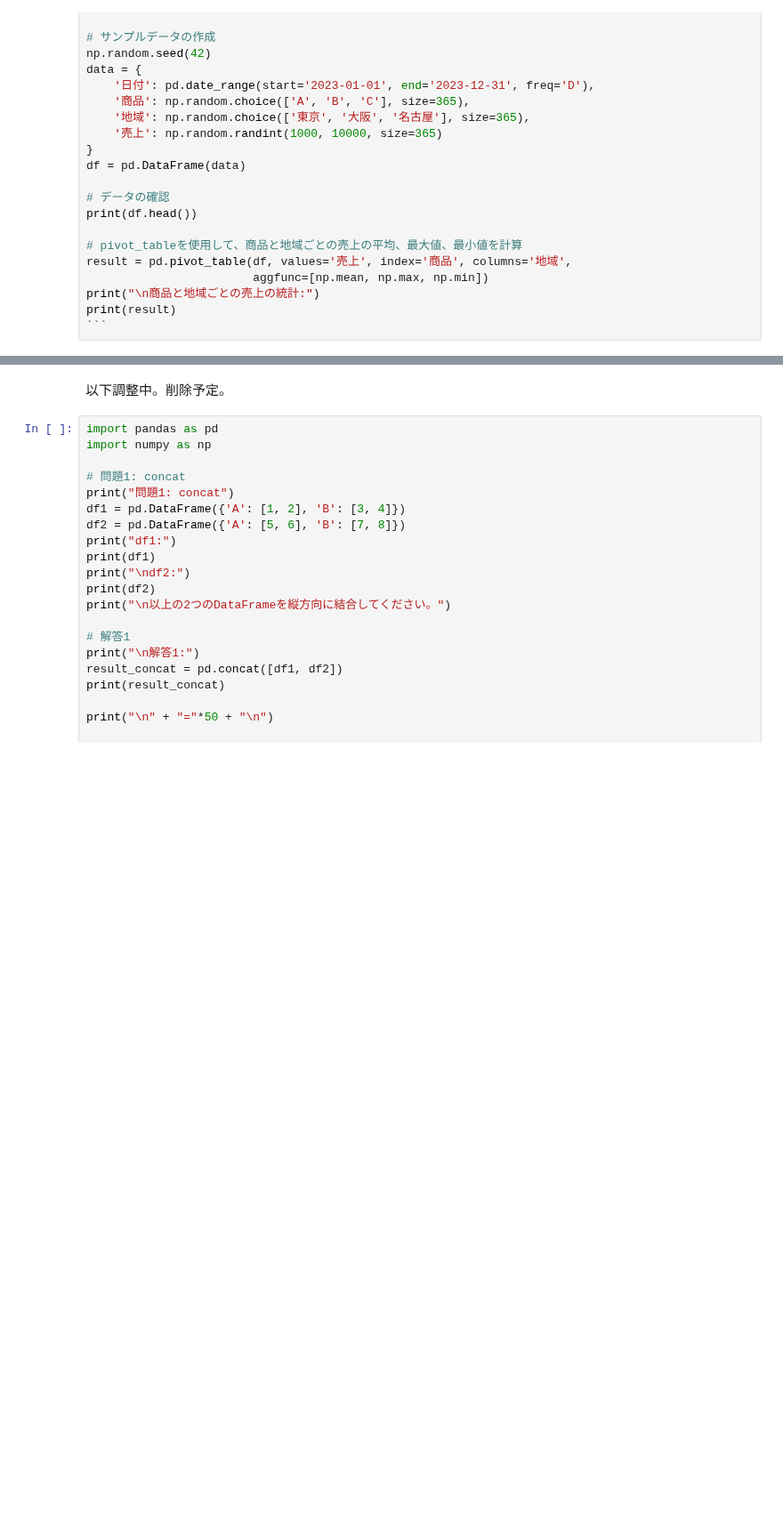
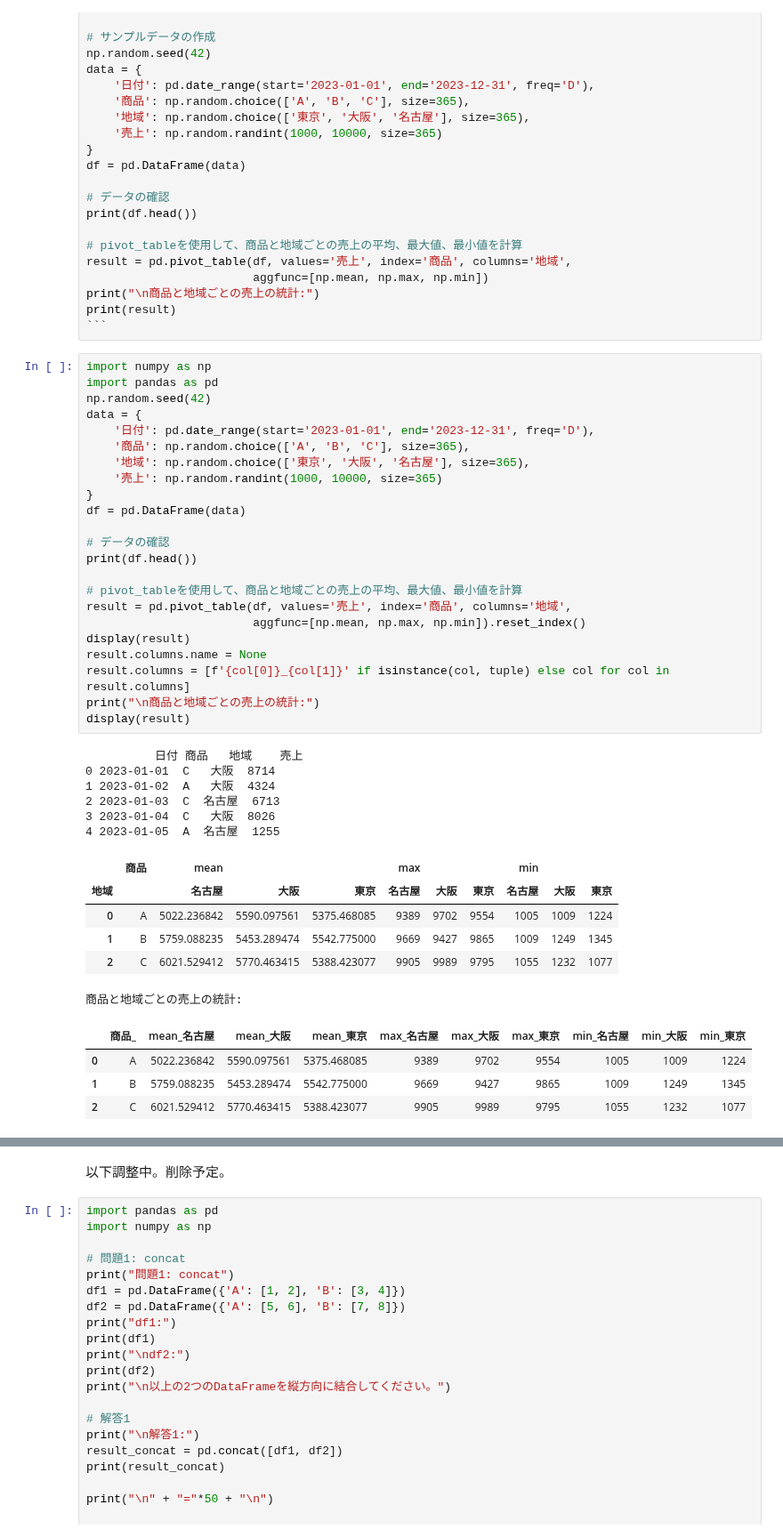
Before and after one commit to takashisuo/learning, a Jupyter notebook: samurai/ds_cource/13_machine_learning/宿題その他1_2_解答.ipynb, the cells around one changed output, grey strips where cells are left out. Shown at 89% size. Cells and saved outputs as stored; diff of their text form; blank space fills up the shorter version.

````diff
--- a/samurai/ds_cource/13_machine_learning/宿題その他1_2_解答.ipynb
+++ b/samurai/ds_cource/13_machine_learning/宿題その他1_2_解答.ipynb
@@ -243,6 +243,46 @@ result = pd.pivot_table(df, values='売上', index='商品', columns='地域',
 print("\n商品と地域ごとの売上の統計:")
 print(result)
 ```
+# %%
+import numpy as np
+import pandas as pd
+np.random.seed(42)
+data = {
+    '日付': pd.date_range(start='2023-01-01', end='2023-12-31', freq='D'),
+    '商品': np.random.choice(['A', 'B', 'C'], size=365),
+    '地域': np.random.choice(['東京', '大阪', '名古屋'], size=365),
+    '売上': np.random.randint(1000, 10000, size=365)
+}
+df = pd.DataFrame(data)
+
+# データの確認
+print(df.head())
+
+# pivot_tableを使用して、商品と地域ごとの売上の平均、最大値、最小値を計算
+result = pd.pivot_table(df, values='売上', index='商品', columns='地域',
+                        aggfunc=[np.mean, np.max, np.min]).reset_index()
+display(result)
+result.columns.name = None
+result.columns = [f'{col[0]}_{col[1]}' if isinstance(col, tuple) else col for col in result.columns]
+print("\n商品と地域ごとの売上の統計:")
+display(result)
+# %% [output]
+          日付 商品   地域    売上
+0 2023-01-01  C   大阪  8714
+1 2023-01-02  A   大阪  4324
+2 2023-01-03  C  名古屋  6713
+3 2023-01-04  C   大阪  8026
+4 2023-01-05  A  名古屋  1255
+|  | 商品 | mean |  |  | max |  |  | min |  |  |
+| 地域 |  | 名古屋 | 大阪 | 東京 | 名古屋 | 大阪 | 東京 | 名古屋 | 大阪 | 東京 |
+| 0 | A | 5022.236842 | 5590.097561 | 5375.468085 | 9389 | 9702 | 9554 | 1005 | 1009 | 1224 |
+| 1 | B | 5759.088235 | 5453.289474 | 5542.775000 | 9669 | 9427 | 9865 | 1009 | 1249 | 1345 |
+| 2 | C | 6021.529412 | 5770.463415 | 5388.423077 | 9905 | 9989 | 9795 | 1055 | 1232 | 1077 |
+商品と地域ごとの売上の統計:
+|  | 商品_ | mean_名古屋 | mean_大阪 | mean_東京 | max_名古屋 | max_大阪 | max_東京 | min_名古屋 | min_大阪 | min_東京 |
+| 0 | A | 5022.236842 | 5590.097561 | 5375.468085 | 9389 | 9702 | 9554 | 1005 | 1009 | 1224 |
+| 1 | B | 5759.088235 | 5453.289474 | 5542.775000 | 9669 | 9427 | 9865 | 1009 | 1249 | 1345 |
+| 2 | C | 6021.529412 | 5770.463415 | 5388.423077 | 9905 | 9989 | 9795 | 1055 | 1232 | 1077 |
 # %%
 """
 """
````
Also changed, not shown: parts of 1 cell of this notebook, 39 other files.
